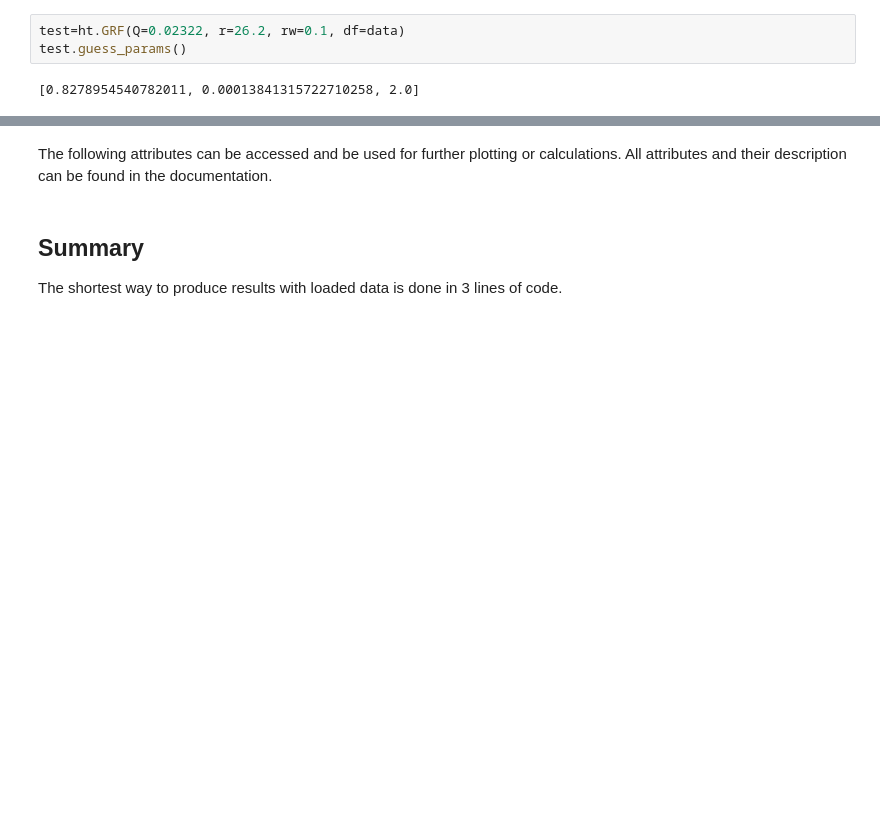
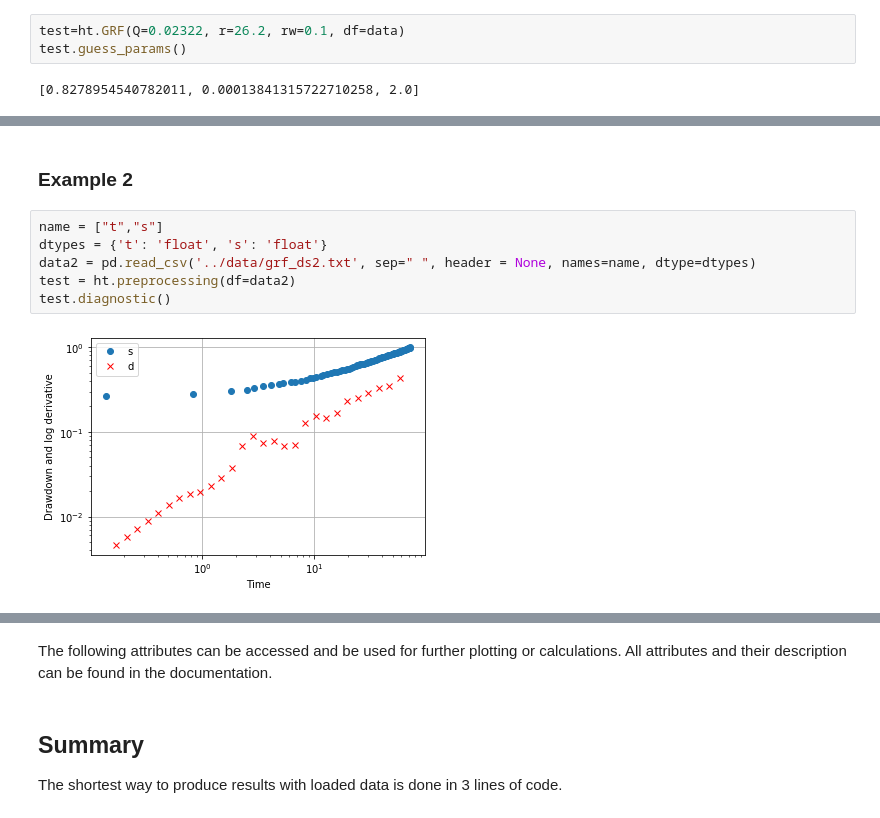
Before and after one commit to UniNE-CHYN/openhytest, a Jupyter notebook: notebooks/Demo_GRF_Barker.ipynb, the cells around one changed output, grey strips where cells are left out. Cells and saved outputs as stored; diff of their text form; blank space fills up the shorter version.

```diff
--- a/notebooks/Demo_GRF_Barker.ipynb
+++ b/notebooks/Demo_GRF_Barker.ipynb
@@ -70,0 +81,10 @@ S = 1.7 e-5
+# %% [markdown]
+### Example 2
+# %%
+name = ["t","s"]
+dtypes = {'t': 'float', 's': 'float'}
+data2 = pd.read_csv('../data/grf_ds2.txt', sep=" ", header = None, names=name, dtype=dtypes)
+test = ht.preprocessing(df=data2)
+test.diagnostic()
+# %% [output]
+[figure, added]
```
Also changed, not shown: parts of 6 cells of this notebook, 17 other files.
